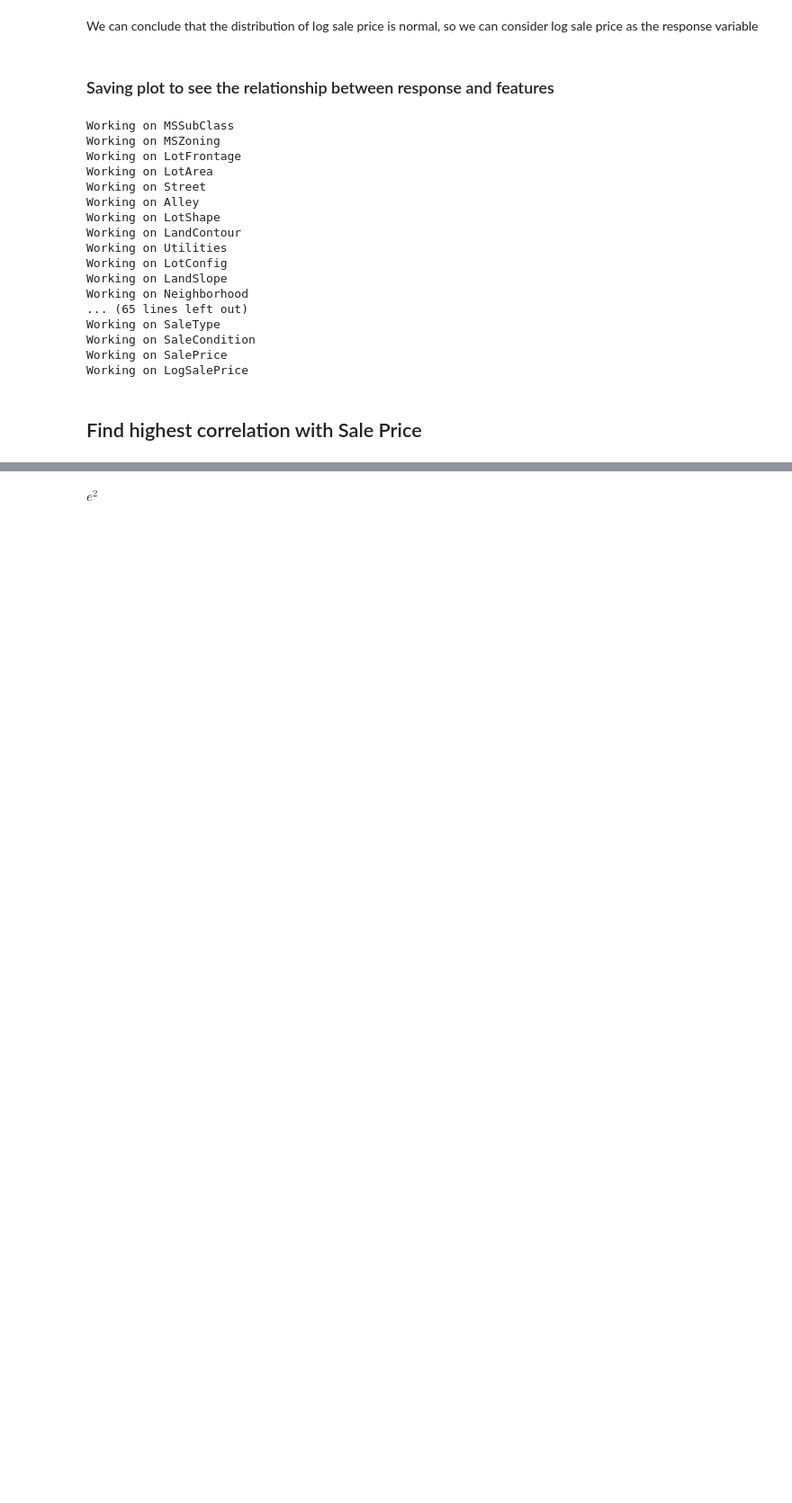
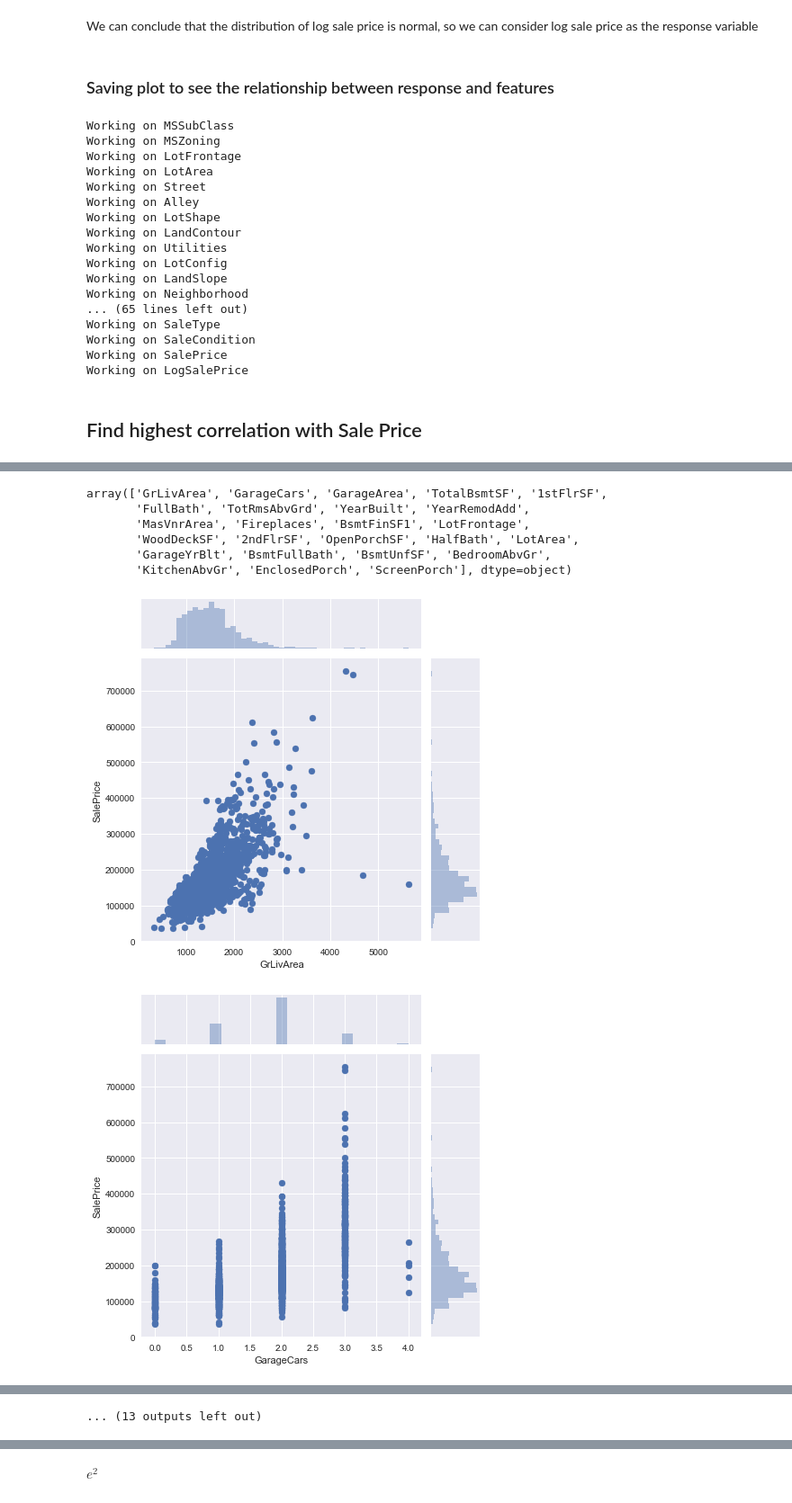
Before and after one commit to kelvinc123/House-Price, a Jupyter notebook: EDA.ipynb, the cells around one changed output, grey strips where cells are left out. Shown at 90% size. Saved outputs shown, nothing was run; the diff lists cells and outputs as text; code cells hidden in the pictures; blank space fills up the shorter version.

```diff
--- a/EDA.ipynb
+++ b/EDA.ipynb
@@ -152,4 +152,4 @@ cat_columns = df_type.loc[(df_type["Type"] != "int64") & (df_type["Type"] != "fl
 # Log Sale Price and Sale Price are not included
 cor_price = np.abs(df.corr()["LogSalePrice"]).sort_values(ascending = False)[2:]
 # %%
-np.abs(df.corr()["SalePrice"]).sort_values(ascending = False)[2:]
+cor_price = np.abs(df.corr()["SalePrice"]).sort_values(ascending = False)[2:] # for sale price
@@ -193,0 +156,2 @@ Name: LogSalePrice, dtype: float64
+# %%
+cor_price = cor_price[cor_price > 0.1]
@@ -193,0 +178,14 @@ Name: LogSalePrice, dtype: float64
+# %%
+np.array(cor_price.index)
+# %% [output]
+array(['GrLivArea', 'GarageCars', 'GarageArea', 'TotalBsmtSF', '1stFlrSF',
+       'FullBath', 'TotRmsAbvGrd', 'YearBuilt', 'YearRemodAdd',
+       'MasVnrArea', 'Fireplaces', 'BsmtFinSF1', 'LotFrontage',
+       'WoodDeckSF', '2ndFlrSF', 'OpenPorchSF', 'HalfBath', 'LotArea',
+       'GarageYrBlt', 'BsmtFullBath', 'BsmtUnfSF', 'BedroomAbvGr',
+       'KitchenAbvGr', 'EnclosedPorch', 'ScreenPorch'], dtype=object)
+# %%
+_ = [sns.jointplot(df.loc[:,col], df.loc[:,"SalePrice"]) for col in np.array(cor_price.index)]
+# %% [output]
+[figure, added]
+[figure, added]
@@ -194,3 +202,4 @@ Name: LogSalePrice, dtype: float64
+... (13 outputs left out)
 # %%
 col_with_0 = ["MiscVal", "PoolArea", "ScreenPorch", "3SsnPorch", "EnclosedPorch", "OpenPorchSF",
              "WoodDeckSF", "GarageArea", "GarageYrBlt", "2ndFlrSF", "TotalBsmtSF", "BsmtUnfSF",
```
Also changed, not shown: parts of 7 cells of this notebook, 5 other files.
